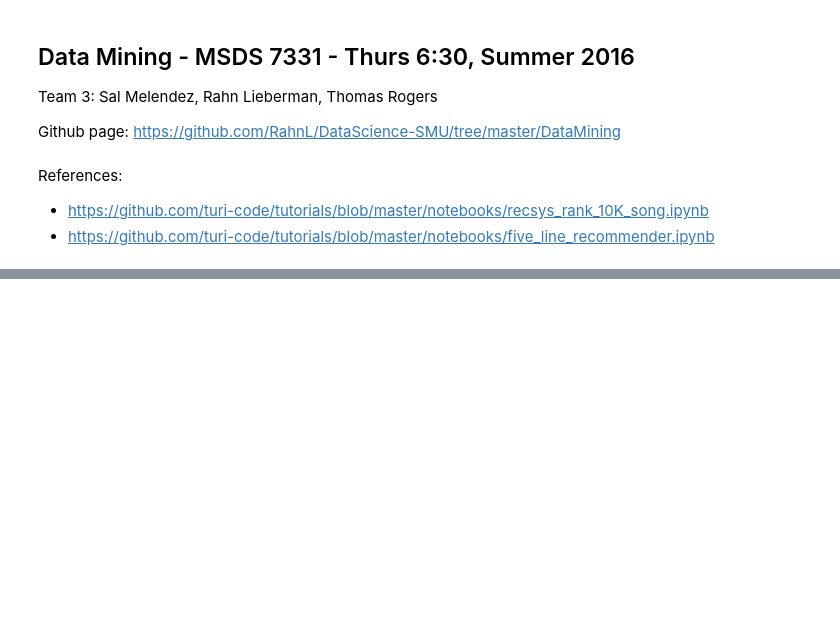
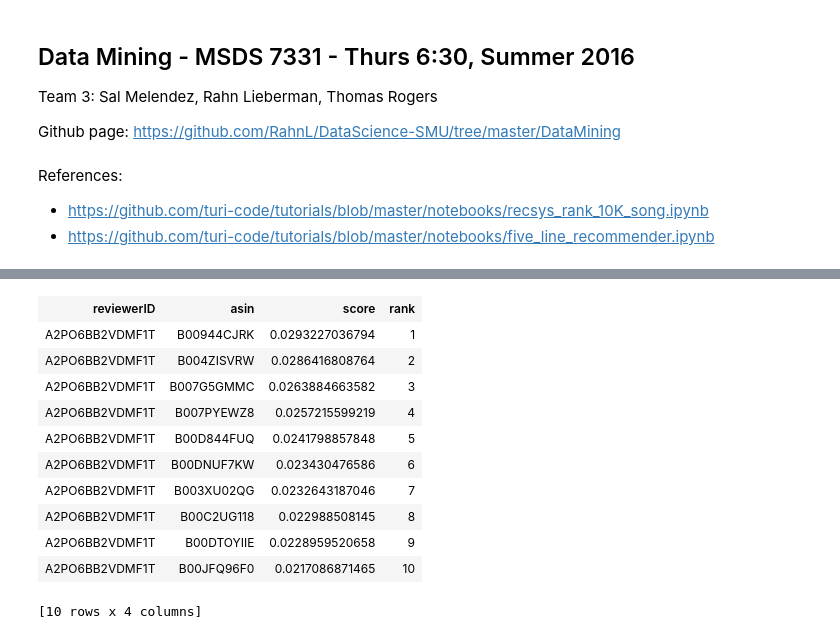
Before and after one commit to RahnL/DataScience-SMU, a Jupyter notebook: DataMining/Recommender System Sample.ipynb, the cells around one changed output, grey strips where cells are left out. Saved outputs shown, nothing was run; the diff lists cells and outputs as text; code cells hidden in the pictures; blank space fills up the shorter version.

```diff
--- a/DataMining/Recommender System Sample.ipynb
+++ b/DataMining/Recommender System Sample.ipynb
@@ -21,0 +68,2 @@ sf.rename({'X1':'user_id', 'X2':'song_id', 'X3':'listen_count'}).show()
+# %%
+(train_set, test_set) = sf.random_split(0.8, seed=1)
@@ -21,0 +72,2 @@ sf.rename({'X1':'user_id', 'X2':'song_id', 'X3':'listen_count'}).show()
+# %%
+item_sim_model = gl.item_similarity_recommender.create(train_set, 'reviewerID', 'asin')
@@ -21,0 +124,20 @@ sf.rename({'X1':'user_id', 'X2':'song_id', 'X3':'listen_count'}).show()
+# %%
+
+K = 10
+users = gl.SArray(sf['reviewerID'].unique().head(100))
+
+recs = item_sim_model.recommend(users=users, k=K)
+recs.head()
+# %% [output]
+| reviewerID | asin | score | rank |
+| A2PO6BB2VDMF1T | B00944CJRK | 0.0293227036794 | 1 |
+| A2PO6BB2VDMF1T | B004ZISVRW | 0.0286416808764 | 2 |
+| A2PO6BB2VDMF1T | B007G5GMMC | 0.0263884663582 | 3 |
+| A2PO6BB2VDMF1T | B007PYEWZ8 | 0.0257215599219 | 4 |
+| A2PO6BB2VDMF1T | B00D844FUQ | 0.0241798857848 | 5 |
+| A2PO6BB2VDMF1T | B00DNUF7KW | 0.023430476586 | 6 |
+| A2PO6BB2VDMF1T | B003XU02QG | 0.0232643187046 | 7 |
+| A2PO6BB2VDMF1T | B00C2UG118 | 0.022988508145 | 8 |
+| A2PO6BB2VDMF1T | B00DTOYIIE | 0.0228959520658 | 9 |
+| A2PO6BB2VDMF1T | B00JFQ96F0 | 0.0217086871465 | 10 |
+[10 rows x 4 columns]
```
Also changed, not shown: parts of 12 cells of this notebook, 2 other files.
